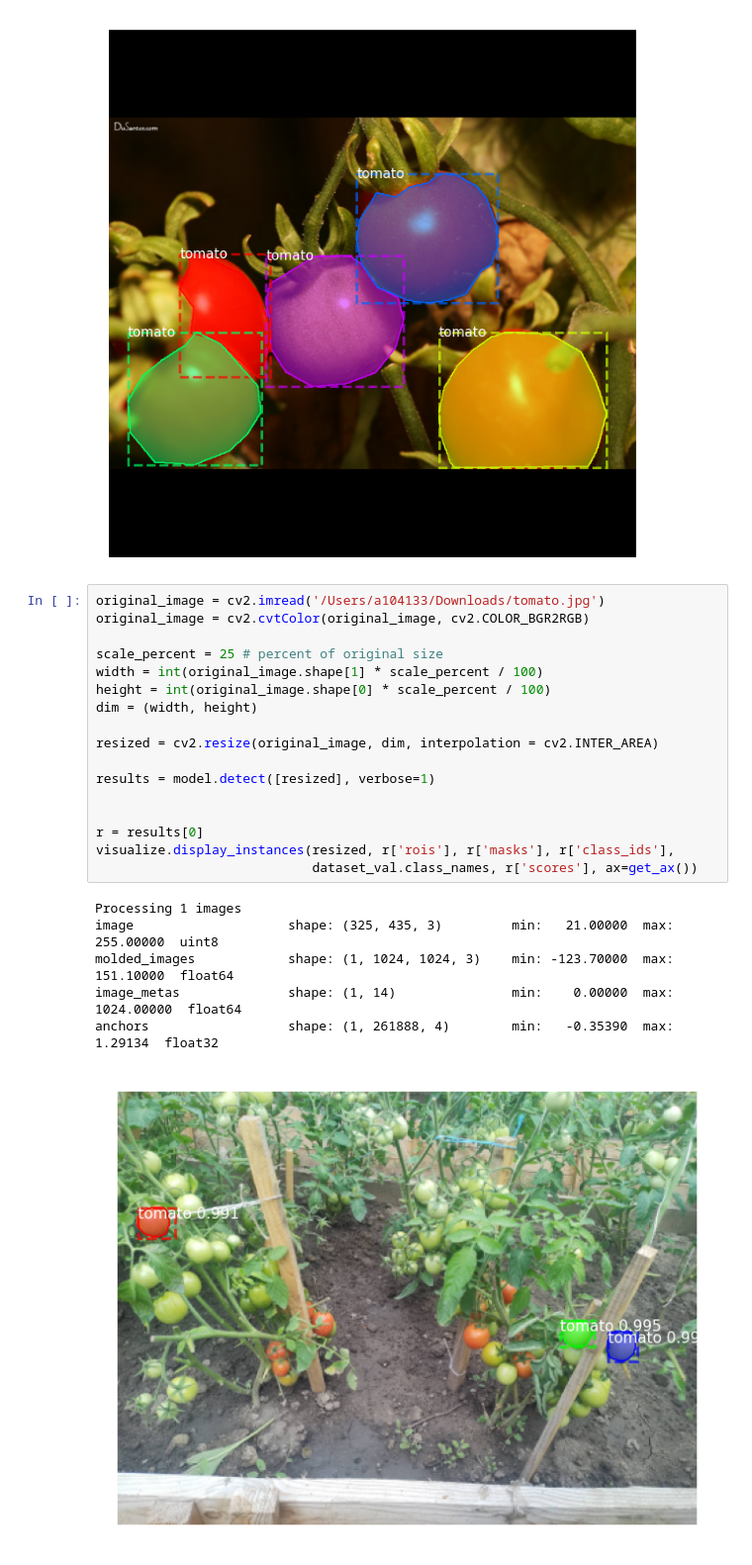
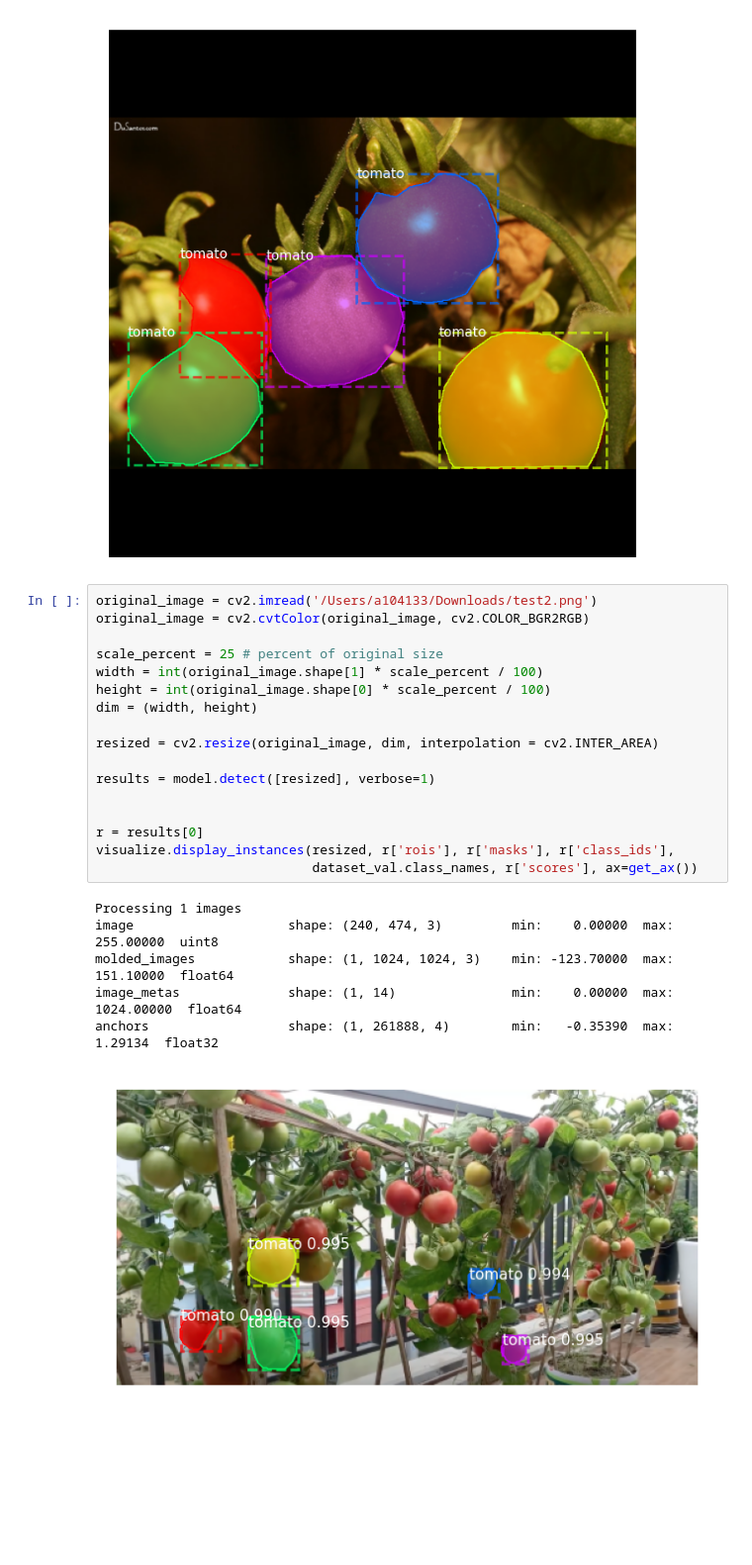
Before and after one commit to koropatva/Tomato_detection, a Jupyter notebook: Tomato/train_tomato.ipynb, the cells around one changed output. Shown at 99% size. Saved outputs shown, nothing was run; the diff lists cells and outputs as text; blank space fills up the shorter version.

```diff
--- a/Tomato/train_tomato.ipynb
+++ b/Tomato/train_tomato.ipynb
@@ -389,26 +389,26 @@ gt_bbox                  shape: (5, 4)                min:   37.00000  max:  968
 gt_mask                  shape: (1024, 1024, 5)       min:    0.00000  max:    1.00000  bool
 [figure]
 # %%
-original_image = cv2.imread('/Users/a104133/Downloads/tomato.jpg')
+original_image = cv2.imread('/Users/a104133/Downloads/test2.png')
 original_image = cv2.cvtColor(original_image, cv2.COLOR_BGR2RGB)
 
 scale_percent = 25 # percent of original size
 width = int(original_image.shape[1] * scale_percent / 100)
 height = int(original_image.shape[0] * scale_percent / 100)
 dim = (width, height)
 
 resized = cv2.resize(original_image, dim, interpolation = cv2.INTER_AREA)
 
 results = model.detect([resized], verbose=1)
 
 
 r = results[0]
 visualize.display_instances(resized, r['rois'], r['masks'], r['class_ids'],
                             dataset_val.class_names, r['scores'], ax=get_ax())
 # %% [output]
 Processing 1 images
-image                    shape: (325, 435, 3)         min:   21.00000  max:  255.00000  uint8
+image                    shape: (240, 474, 3)         min:    0.00000  max:  255.00000  uint8
 molded_images            shape: (1, 1024, 1024, 3)    min: -123.70000  max:  151.10000  float64
 image_metas              shape: (1, 14)               min:    0.00000  max: 1024.00000  float64
 anchors                  shape: (1, 261888, 4)        min:   -0.35390  max:    1.29134  float32
-[figure, old version]
+[figure, new version]
```
Also changed, not shown: parts of 4 cells of this notebook, 1 other file.
